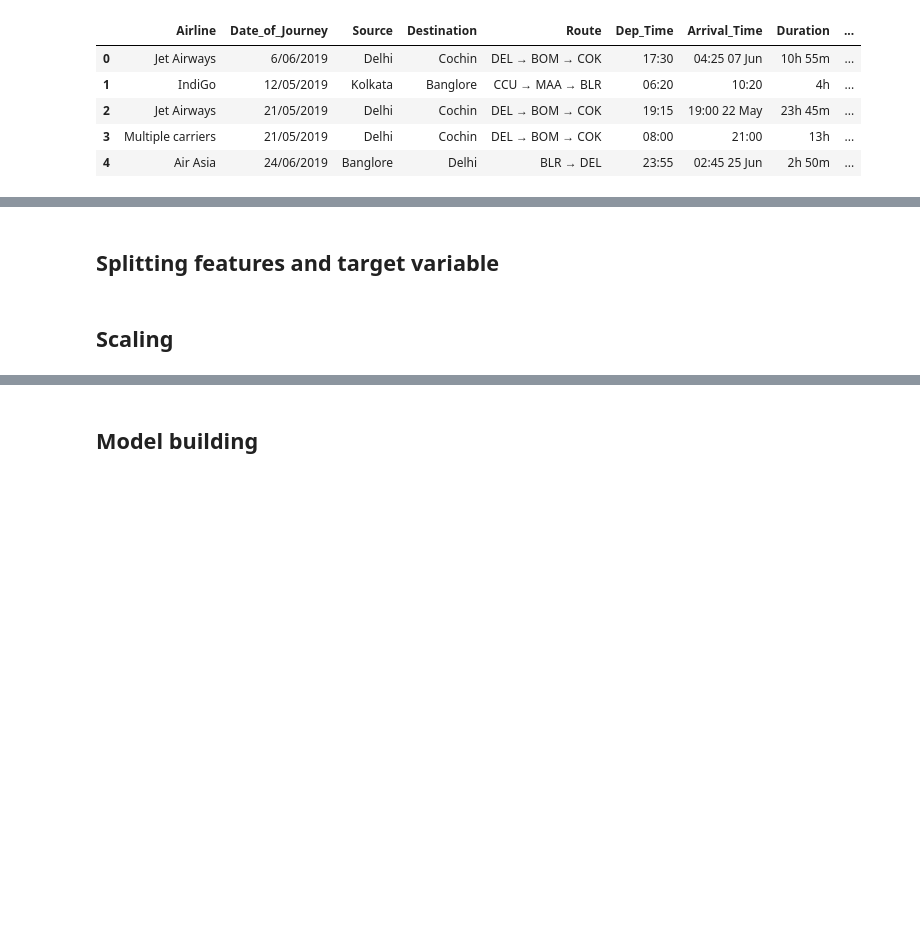
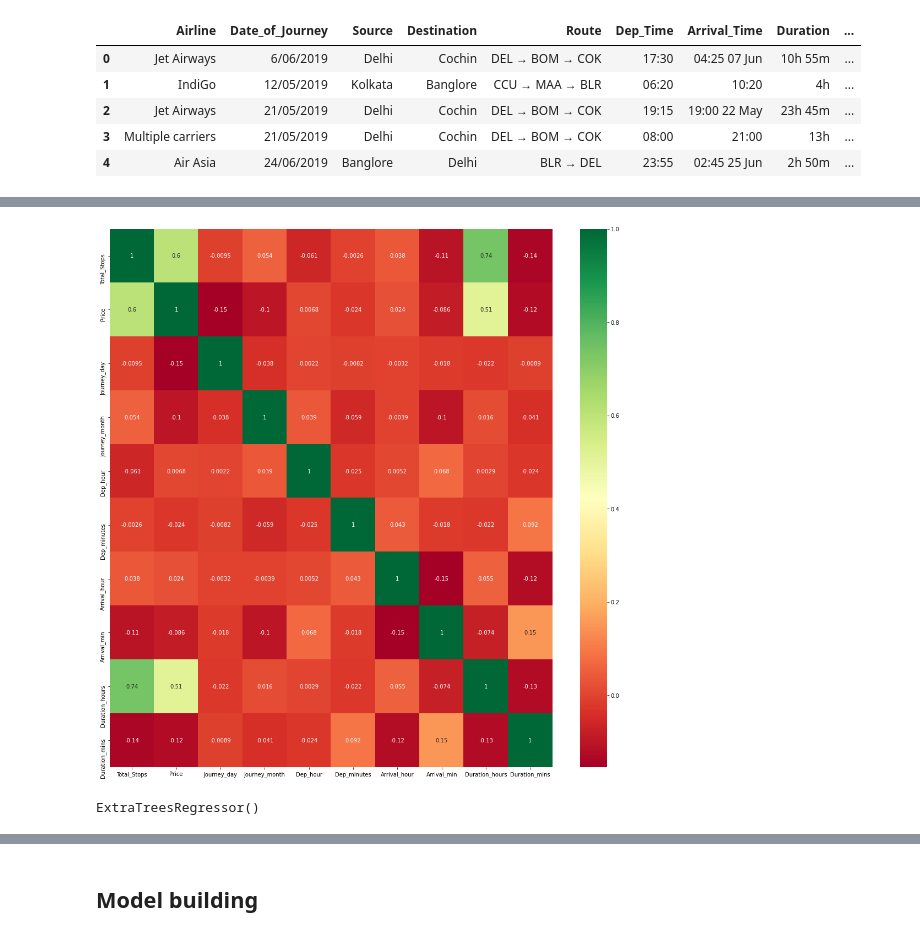
Before and after one commit to Prince-patial/Datatrained, a Jupyter notebook: Flight Price prediction.ipynb, the cells around one changed output, grey strips where cells are left out. Saved outputs shown, nothing was run; the diff lists cells and outputs as text; code cells hidden in the pictures; blank space fills up the shorter version.

```diff
--- a/Flight Price prediction.ipynb
+++ b/Flight Price prediction.ipynb
@@ -483,4 +451,0 @@ sns.boxplot(data = Train["Price"]); #There are outliers in our columns
-# %%
-# Applying log transformation to price coulumn
-Train["Price"] = np.log(Train["Price"])
-# Test["Price"] = np.log(Test["Price"])
@@ -502,3 +451,0 @@ upper_limit # Checking Upper limit for Outliers
-# %%
-index = np.where(Train['Price'] > upper_limit)
-Train = Train.drop(Train.index[index])
@@ -527,8 +451,0 @@ Train.reset_index()
-# %%
-# encoding Train dataset
-from sklearn.preprocessing import LabelEncoder
-
-for column in Train.columns:
-    if Train[column].dtype == np.number:
-        continue
-    Train[column] = LabelEncoder().fit_transform(Train[column])
@@ -560,3 +452 @@ Train.corr()['Price'].sort_values().plot(kind='bar');
-# %% [markdown]
-## Splitting features and target variable
 # %%
@@ -565,2 +453,0 @@ Y_Train = Train['Price'] # target variable
-# %% [markdown]
-## Scaling
@@ -572,0 +456,17 @@ Test_scaler = scaler.fit_transform(Test)
+# %%
+# Finding correlation between features and label
+
+plt.figure(figsize = (18,18))
+sns.heatmap(Train.corr(), annot = True, cmap = "RdYlGn")
+
+plt.show()
+# %% [output]
+[figure, added]
+# %%
+# important features using ExtraTreesRegressor
+
+from sklearn.ensemble import ExtraTreesRegressor
+selection = ExtraTreesRegressor()
+selection.fit(X, y)
+# %% [output]
+ExtraTreesRegressor()
```
Also changed, not shown: parts of 92 cells of this notebook.
